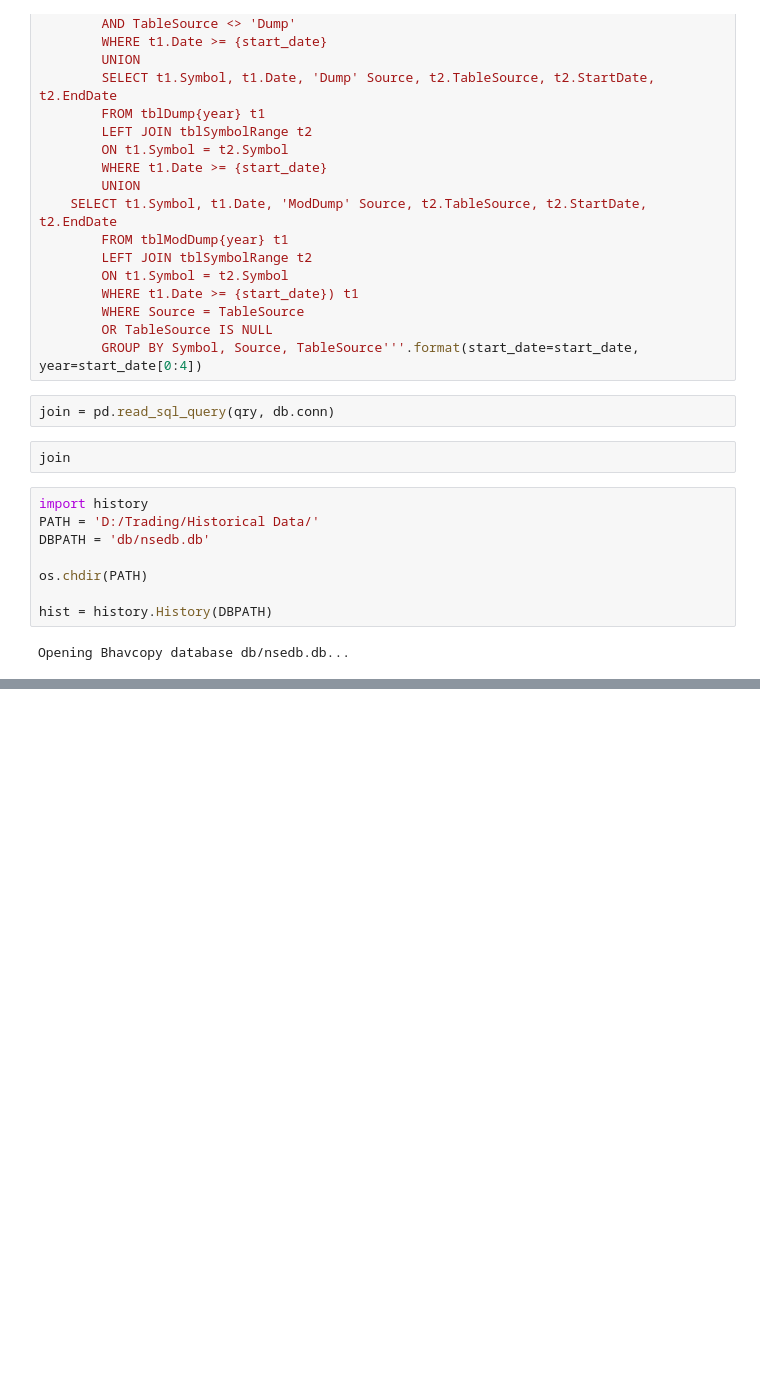
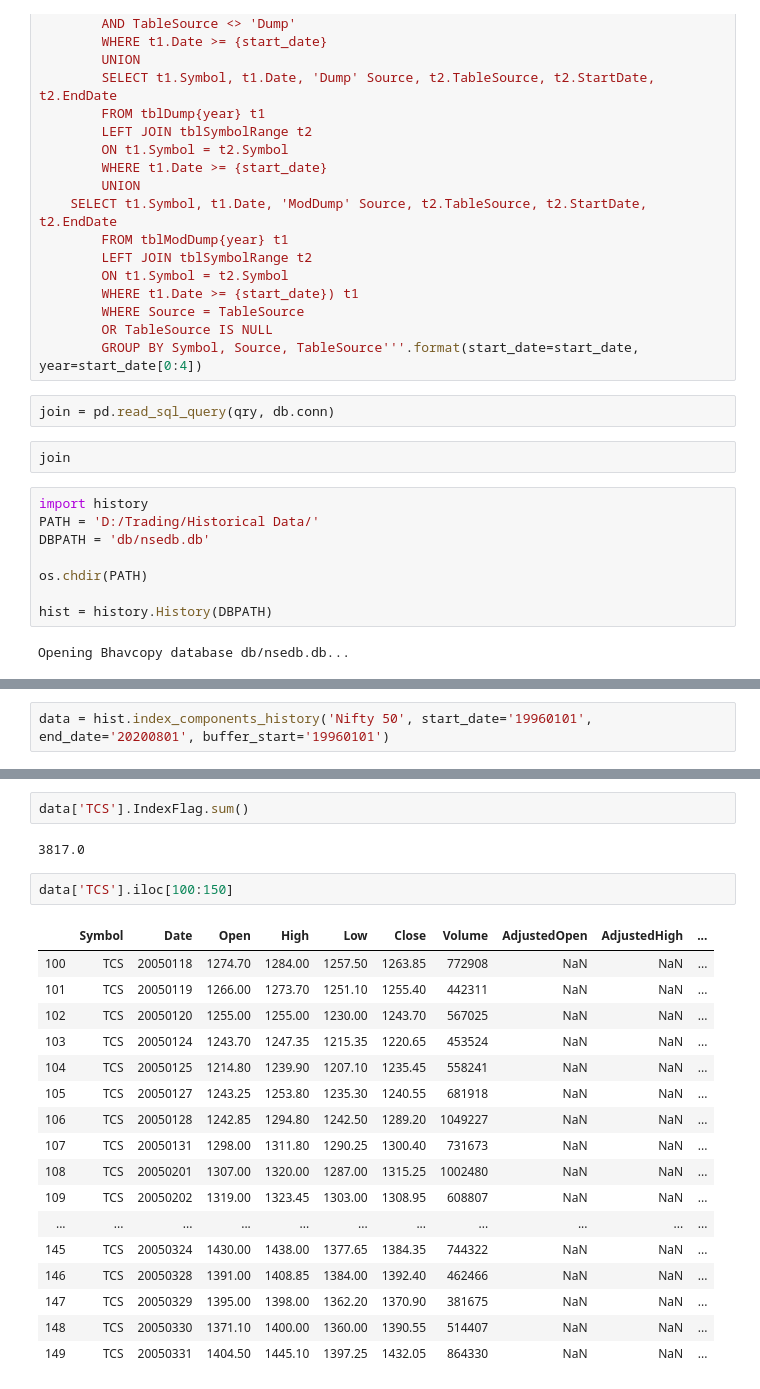
Before and after one commit to csvk/nsedata, a Jupyter notebook: source/testing.ipynb, the cells around one changed output, grey strips where cells are left out. Drawn from its saved outputs; the diff is of its cells as text; blank space fills up the shorter version.

```diff
--- a/source/testing.ipynb
+++ b/source/testing.ipynb
@@ -266,0 +129,2 @@ df_index_symbol
+# %%
+data = hist.index_components_history('Nifty 50', start_date='19960101', end_date='20200801', buffer_start='19960101')
@@ -266,0 +210,24 @@ df_index_symbol
+# %%
+data['TCS'].IndexFlag.sum()
+# %% [output]
+3817.0
+# %%
+data['TCS'].iloc[100:150]
+# %% [output]
+|  | Symbol | Date | Open | High | Low | Close | Volume | AdjustedOpen | AdjustedHigh | ... |
+| 100 | TCS | 20050118 | 1274.70 | 1284.00 | 1257.50 | 1263.85 | 772908 | NaN | NaN | ... |
+| 101 | TCS | 20050119 | 1266.00 | 1273.70 | 1251.10 | 1255.40 | 442311 | NaN | NaN | ... |
+| 102 | TCS | 20050120 | 1255.00 | 1255.00 | 1230.00 | 1243.70 | 567025 | NaN | NaN | ... |
+| 103 | TCS | 20050124 | 1243.70 | 1247.35 | 1215.35 | 1220.65 | 453524 | NaN | NaN | ... |
+| 104 | TCS | 20050125 | 1214.80 | 1239.90 | 1207.10 | 1235.45 | 558241 | NaN | NaN | ... |
+| 105 | TCS | 20050127 | 1243.25 | 1253.80 | 1235.30 | 1240.55 | 681918 | NaN | NaN | ... |
+| 106 | TCS | 20050128 | 1242.85 | 1294.80 | 1242.50 | 1289.20 | 1049227 | NaN | NaN | ... |
+| 107 | TCS | 20050131 | 1298.00 | 1311.80 | 1290.25 | 1300.40 | 731673 | NaN | NaN | ... |
+| 108 | TCS | 20050201 | 1307.00 | 1320.00 | 1287.00 | 1315.25 | 1002480 | NaN | NaN | ... |
+| 109 | TCS | 20050202 | 1319.00 | 1323.45 | 1303.00 | 1308.95 | 608807 | NaN | NaN | ... |
+| ... | ... | ... | ... | ... | ... | ... | ... | ... | ... | ... |
+| 145 | TCS | 20050324 | 1430.00 | 1438.00 | 1377.65 | 1384.35 | 744322 | NaN | NaN | ... |
+| 146 | TCS | 20050328 | 1391.00 | 1408.85 | 1384.00 | 1392.40 | 462466 | NaN | NaN | ... |
+| 147 | TCS | 20050329 | 1395.00 | 1398.00 | 1362.20 | 1370.90 | 381675 | NaN | NaN | ... |
+| 148 | TCS | 20050330 | 1371.10 | 1400.00 | 1360.00 | 1390.55 | 514407 | NaN | NaN | ... |
+| 149 | TCS | 20050331 | 1404.50 | 1445.10 | 1397.25 | 1432.05 | 864330 | NaN | NaN | ... |
```
Also changed, not shown: parts of 47 cells of this notebook, 1 other file.
